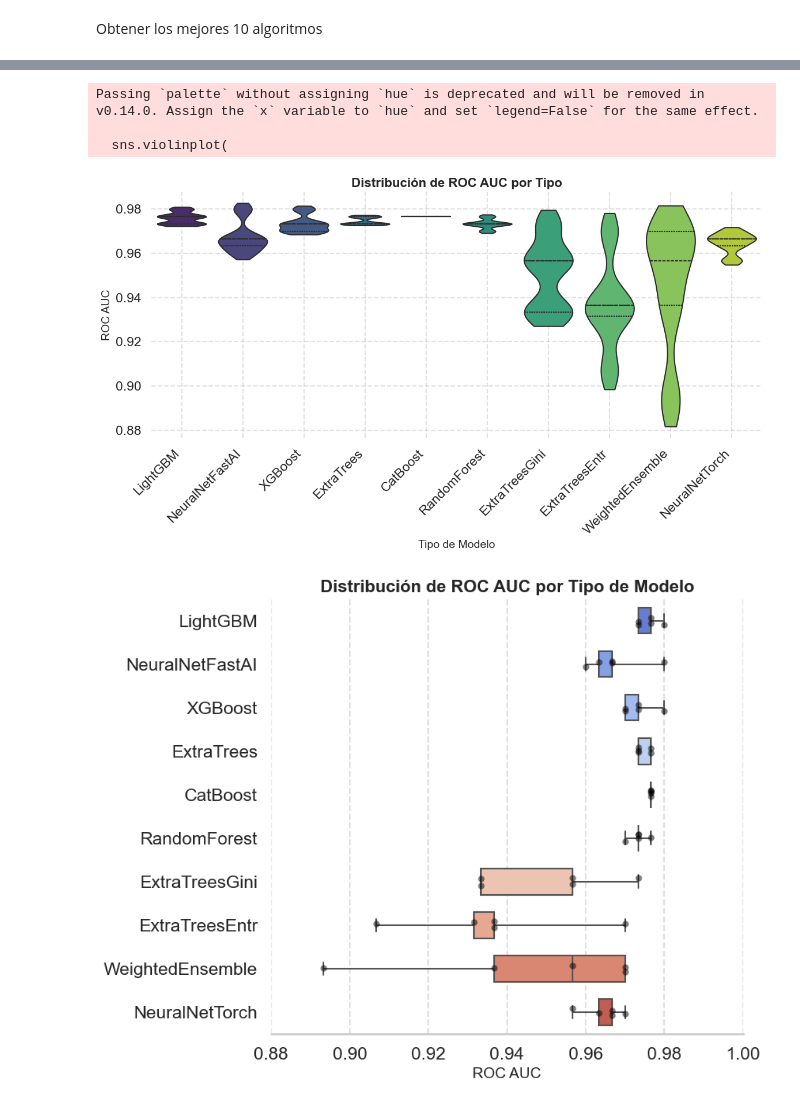
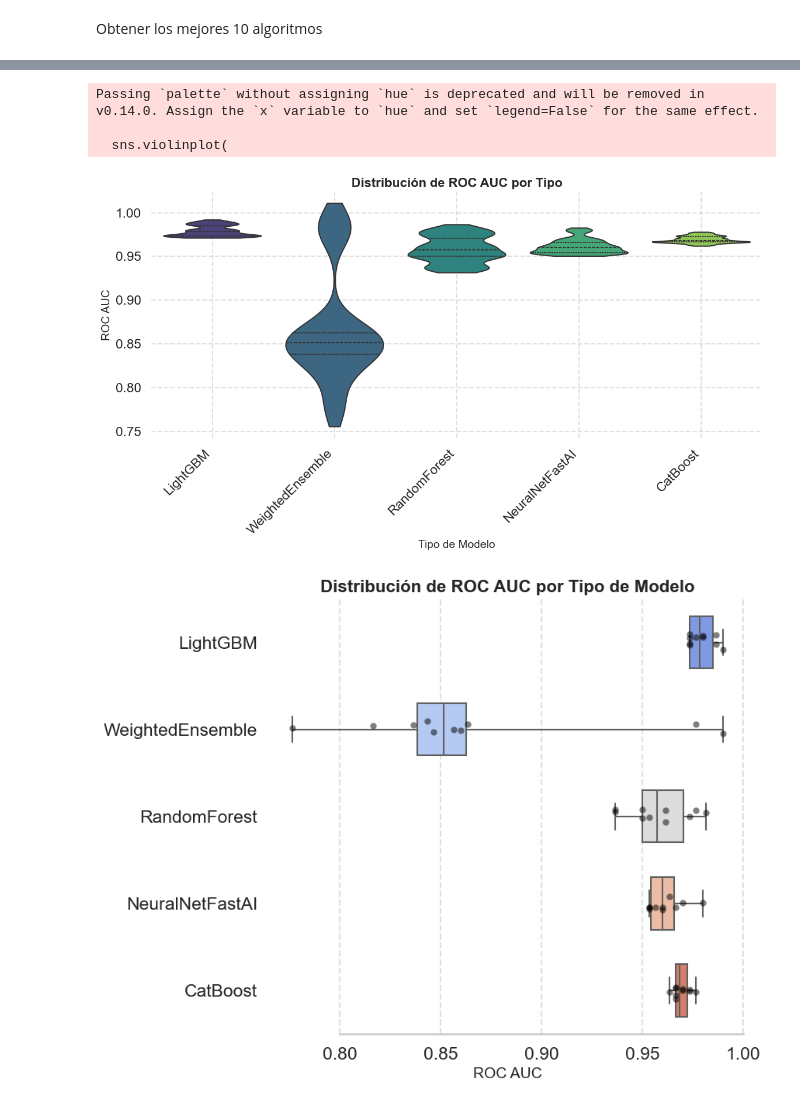
Before and after one commit to jgalanl/synthetic-data, a Jupyter notebook: analytics/analytics.ipynb, the cells around one changed output, grey strips where cells are left out. Cells and saved outputs as stored; diff of their text form; code cells hidden in the pictures.

```diff
--- a/analytics/analytics.ipynb
+++ b/analytics/analytics.ipynb
@@ -2,7 +6,7 @@
 import pandas as pd
 from glob import glob
 # %%
-all_excel_files = glob("../results/gc/predictors*.xlsx")
+all_excel_files = glob("../results/ctgan/predictors*.xlsx")
 
 # read all Excel files at once
 df = pd.concat(pd.read_excel(excel_file) for excel_file in all_excel_files)
@@ -13,4 +17,4 @@ metrics = ['type', 'roc_auc', 'f1', 'precision', 'recall', 'accuracy']
 # %% [markdown]
 Obtener los mejores 10 algoritmos
 # %%
-best_types = df[df['roc_auc'].notnull()].sort_values(['roc_auc', 'accuracy'], ascending=False).groupby('type').head(1).head(10)['type'].tolist()
+best_types = df[df['roc_auc'].notnull()].sort_values(['roc_auc', 'accuracy'], ascending=False).groupby('type').head(1).head(5)['type'].tolist()
@@ -36,7 +24,7 @@ top_df = (
     .dropna(subset=["roc_auc"])  # Eliminar valores nulos en roc_auc
     .sort_values(["roc_auc", "accuracy"], ascending=False)
     .groupby("type")
-    .head(5)
+    .head(10)
 )
 # %%
 top_df
@@ -97,7 +85,7 @@ plt.show()
 Passing `palette` without assigning `hue` is deprecated and will be removed in v0.14.0. Assign the `x` variable to `hue` and set `legend=False` for the same effect.
 
   sns.violinplot(
-[figure, old version]
+[figure, new version]
 # %%
 import seaborn as sns
 import matplotlib.pyplot as plt
@@ -111,32 +99,31 @@ fig, ax = plt.subplots(figsize=(9, 7))
 # Gráfico de caja con mejor visibilidad
 sns.boxplot(
     data=top_df, x="roc_auc", y="type", hue="type",
     whis=[0, 100], width=0.6, palette="coolwarm",
     linewidth=1.5, fliersize=0  # Ocultar outliers ya que se mostrarán con stripplot
 )
 
 # Agregar puntos individuales para cada observación
 sns.stripplot(
     data=top_df, x="roc_auc", y="type", size=6,
     color="black", alpha=0.5, jitter=True  # Mejor dispersión y visibilidad
 )
 
 # Personalización del gráfico
 ax.set_title("Distribución de ROC AUC por Tipo de Modelo", fontsize=16, fontweight="bold")
 ax.set_xlabel("ROC AUC", fontsize=14)
 ax.set_ylabel("")  # Se mantiene vacío para claridad
 ax.xaxis.grid(True, linestyle="--", alpha=0.6)  # Líneas de cuadrícula más sutiles
 
 # Ampliar el eje X hasta 1
-ax.set_xlim(0.88, 1)
 
 # Despinar para un diseño más limpio
 sns.despine(trim=True, left=True)
 
 # Ajustar automáticamente el diseño para evitar solapamientos
 plt.tight_layout()
 
 # Mostrar el gráfico
 plt.show()
 # %% [output]
-[figure, old version]
+[figure, new version]
```
Also changed, not shown: parts of 6 cells of this notebook.
